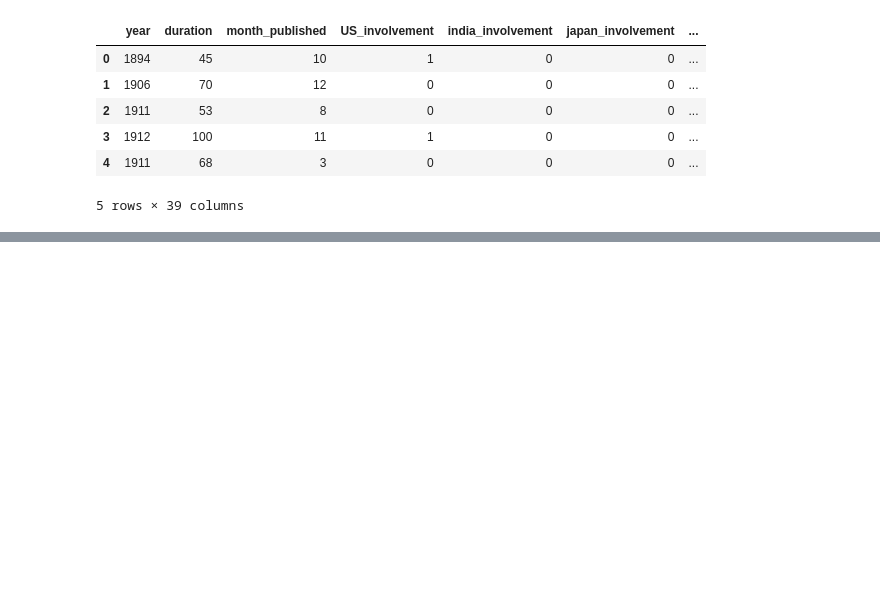
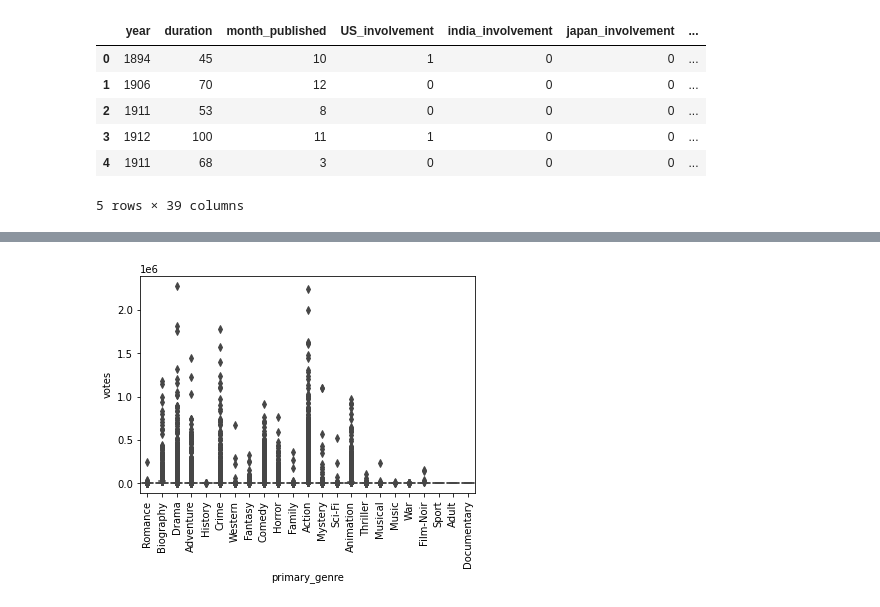
Before and after one commit to gspahlin/Movie_metric_predictor, a Jupyter notebook: Movie_predictor.ipynb, the cells around one changed output, grey strips where cells are left out. Cells and saved outputs as stored; diff of their text form; code cells hidden in the pictures; blank space fills up the shorter version.

```diff
--- a/Movie_predictor.ipynb
+++ b/Movie_predictor.ipynb
@@ -806,0 +798,6 @@ predictor_df.to_csv('desktop/independant_projects/movie_score_predictor/ML_datas
+# %%
+sns.boxplot(x='primary_genre', y='votes', data = movs_df)
+plt.xticks(rotation = 90)
+plt.show()
+# %% [output]
+[figure, added]
```
Also changed, not shown: parts of 15 cells of this notebook.
